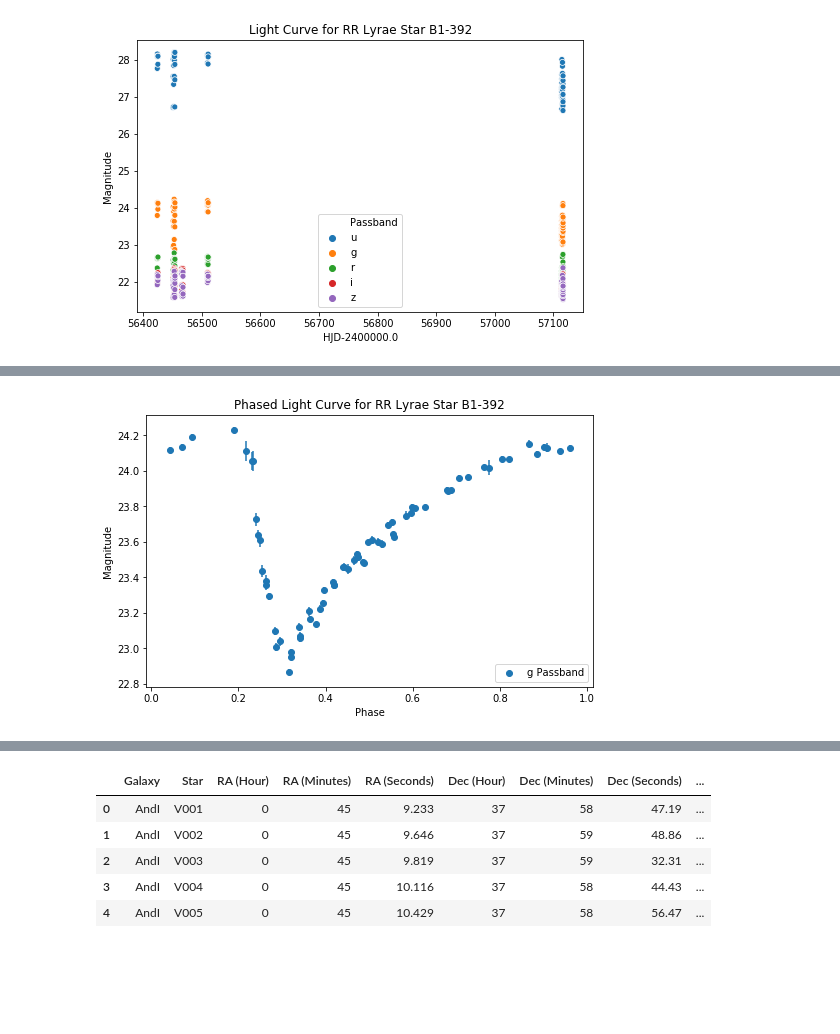
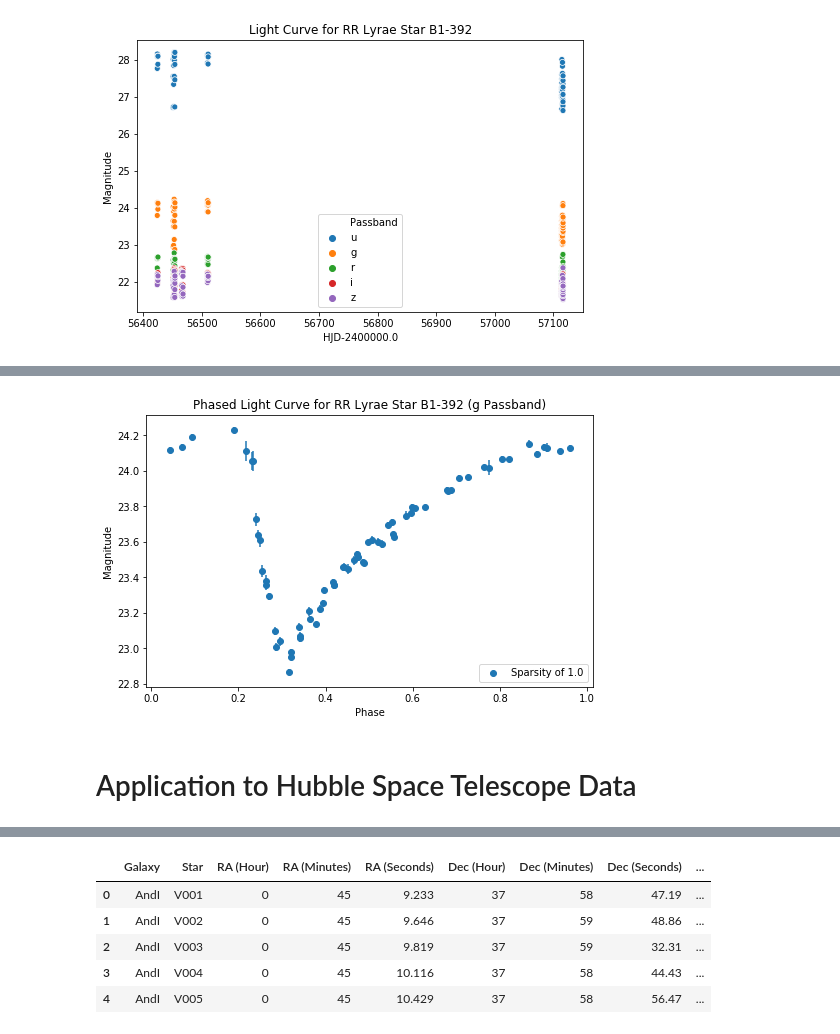
Before and after one commit to pranav-nagarajan/Variable-Stars, a Jupyter notebook: Period Analysis for Variable Stars.ipynb, the cells around one changed output, grey strips where cells are left out. Drawn from its saved outputs; the diff is of its cells as text; code cells hidden in the pictures; blank space fills up the shorter version.

```diff
--- a/Period Analysis for Variable Stars.ipynb
+++ b/Period Analysis for Variable Stars.ipynb
@@ -103,7 +107,7 @@ def hybrid_statistic(times, magnitudes, uncertainties):
     Then, uses the hybrid statistic to find the best period."""
     periods, pi = lomb_scargle_analysis(times, magnitudes, uncertainties)
     theta = phase_dispersion_minimization(times, magnitudes, uncertainties, periods)
-    hybrid_statistic = 2 * pi / theta
+    hybrid_statistic = np.array(2 * pi / theta)
     best_period = periods[np.argmax(hybrid_statistic)]
     return [1 / periods, pi, 2 / theta, hybrid_statistic, best_period]
 # %%
@@ -170,12 +180,0 @@ True Period is 0.501624 Days
-# %%
-def find_best_period(sparsity = 1.0, plot = False):
-    """Find the best period by averaging across the results from each passband."""
-
-    periods = []
-    for passband in ['u', 'g', 'r', 'i', 'z']:
-        period = plot_periodogram(passband = passband, sparsity = sparsity, plot = plot)
-        periods.append(period)
-        print('\n')
-    best_period = np.average(periods)
-
-    return best_period
@@ -182,7 +224,7 @@ def find_best_period(sparsity = 1.0, plot = False):
 # %%
-best_period = find_best_period();
+best_period = find_best_period()[2];
 
-print("Best Period (Average) is", best_period, "Days")
+print("Best Period is", best_period, "Days")
 print("True Period is", true_period, "Days")
 # %% [output]
 Finding optimal frequency:
@@ -219,23 +250,26 @@ plt.scatter(fractions, best_periods);
 # %%
-def phase_light_curve(best_period, passband = 'all'):
+def phase_light_curve(best_period, passband = 'g', sparsity = 1.0, seed = 0):
     """Phases the variable star light curve based on the best period.
     Then, plots the phased light curve in the specified passband."""
-    times, magnitudes, magnitude_errors = filter_data(passband)
+
+    times, magnitudes, magnitude_errors = filter_data(passband = passband, sparsity = sparsity, seed = seed)
     phases = (times / best_period) % 1
 
     plt.figure(figsize = (8, 5))
-    plt.title('Phased Light Curve for RR Lyrae Star B1-392')
+    plt.title(f'Phased Light Curve for RR Lyrae Star B1-392 ({passband} Passband)')
     plt.xlabel('Phase')
     plt.ylabel('Magnitude')
-    plt.scatter(phases, magnitudes, label = f'{passband} Passband')
+    plt.scatter(phases, magnitudes, label = f'Sparsity of {sparsity}')
     plt.errorbar(phases, magnitudes, yerr = magnitude_errors, linestyle = 'None')
     plt.legend(loc = 'lower right');
 
     return phases
 # %%
-phases = phase_light_curve(g_period, passband = 'g')
+phases = phase_light_curve(best_period)
 # %% [output]
-[figure, old version]
+[figure, new version]
+# %% [markdown]
+# Application to Hubble Space Telescope Data
 # %%
 path = 'J_ApJ_850_137'
 photometry_data = glob.glob(os.path.join(path, 'b2*.dat'))
```
Also changed, not shown: parts of 23 cells of this notebook, 4 other files.
